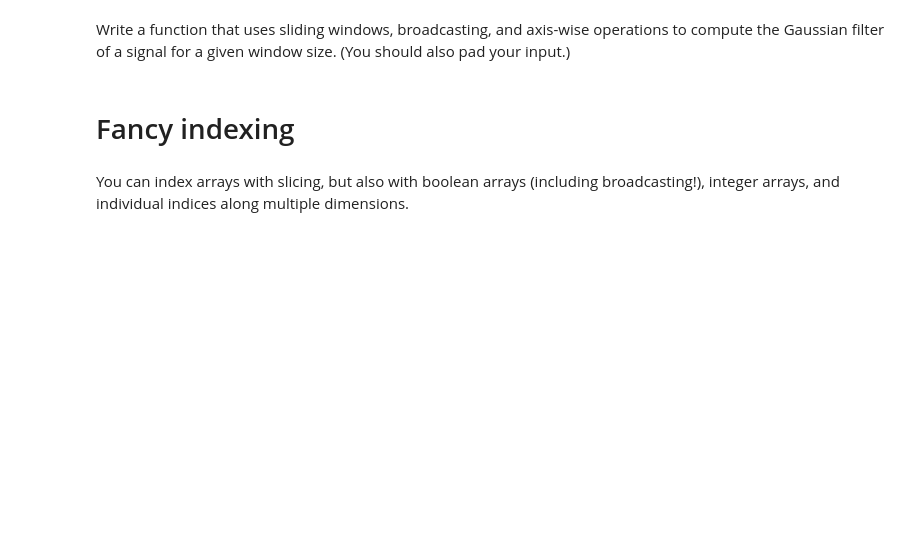
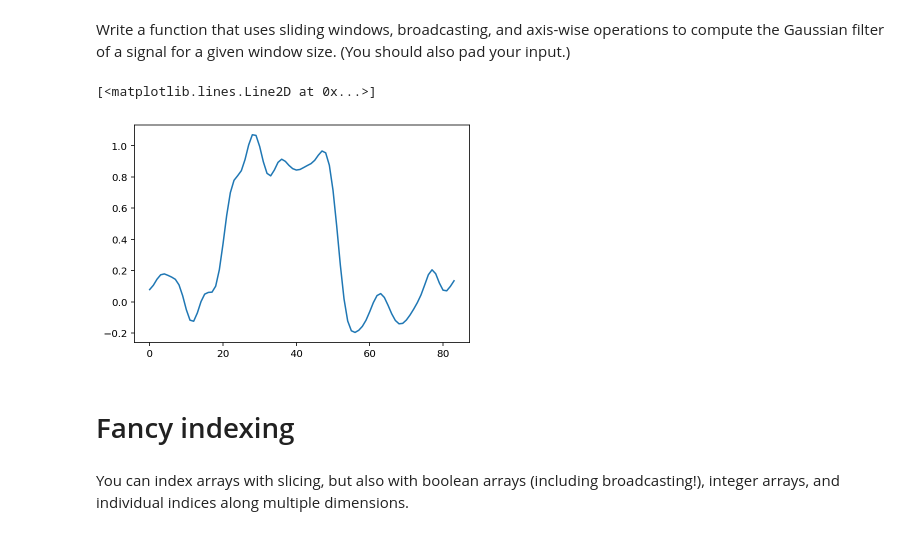
Before and after one commit to aspp-apac/2019-advanced-numpy, a Jupyter notebook: Advanced NumPy Patterns.ipynb, the cells around one changed output. Drawn from its saved outputs; the diff is of its cells as text; code cells hidden in the pictures; blank space fills up the shorter version.

```diff
--- a/Advanced NumPy Patterns.ipynb
+++ b/Advanced NumPy Patterns.ipynb
@@ -360,5 +681,32 @@ ax.plot(weight)
 # %% [markdown]
 Write a function that uses sliding windows, broadcasting, and axis-wise operations to compute the Gaussian filter of a signal for a given window size. (You should also pad your input.)
+# %%
+def gaussian_filter(signal):
+    """Apply a mean filter to the input with the desired window size.
+
+    Parameters
+    ----------
+    signal : 1D array, shape (M,)
+        The input signal.
+    window_size : int, optional
+        The size of the window along which to compute the mean.
+
+    Returns
+    -------
+    filtered : 1D array, shape (M - window_size + 1,)
+        The filtered signal.
+    """
+    window_size = 17
+    weight = np.exp(-(np.arange(-8, 9) / (8/3))**2)
+    weight /= np.sum(weight)  ## ensure overall intensity of signal doesn't change
+    windowed = sliding_window(signal, window_size)
+    weighted = windowed * weight[np.newaxis, :]
+    return np.sum(weighted, axis=1)
+# %%
+plt.plot(gaussian_filter(signal_noisy))
+# %% [output]
+[<matplotlib.lines.Line2D at 0x...>]
+[figure, added]
 # %% [markdown]
 # Fancy indexing
 # %% [markdown]
```
Also changed, not shown: parts of 62 cells of this notebook.
